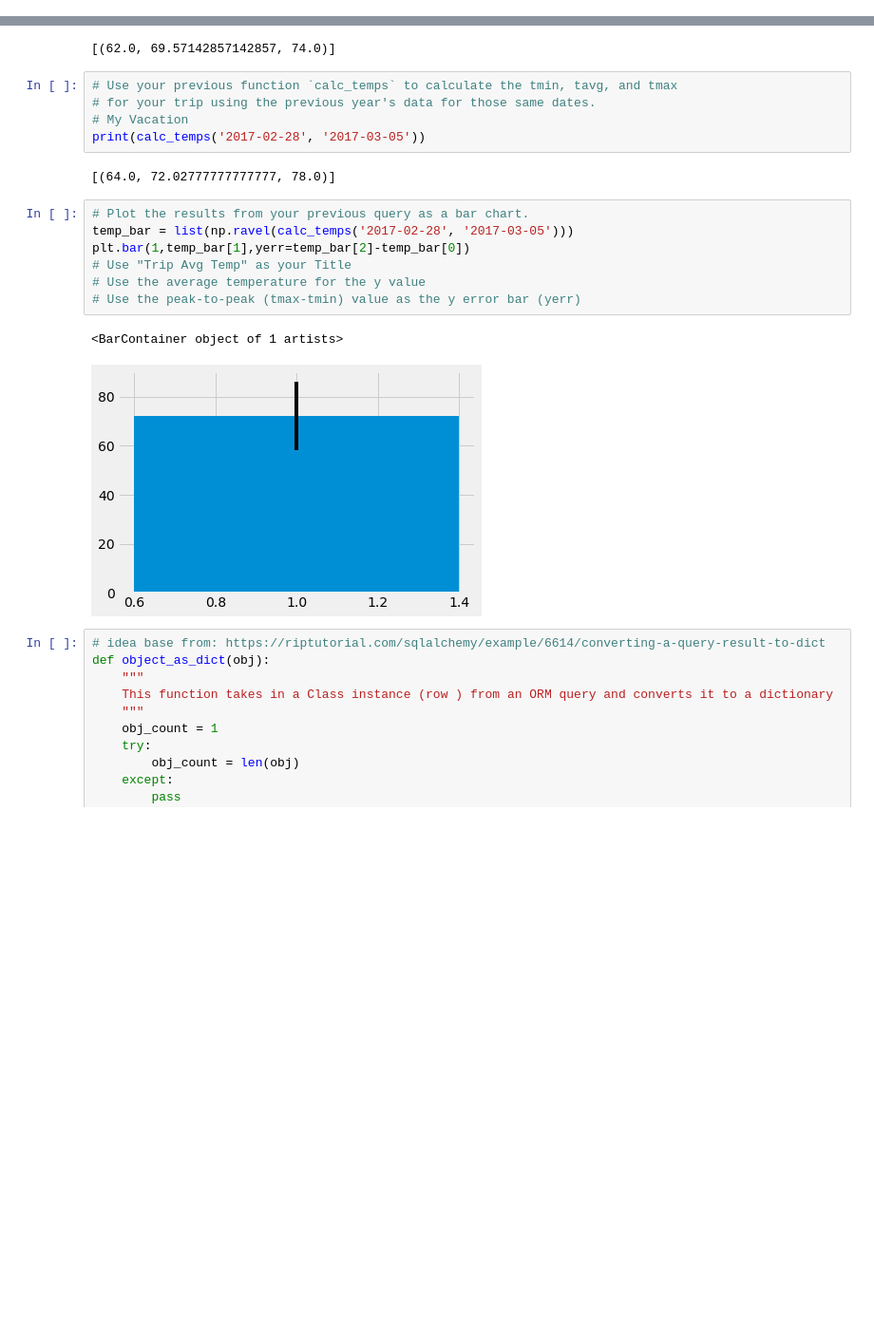
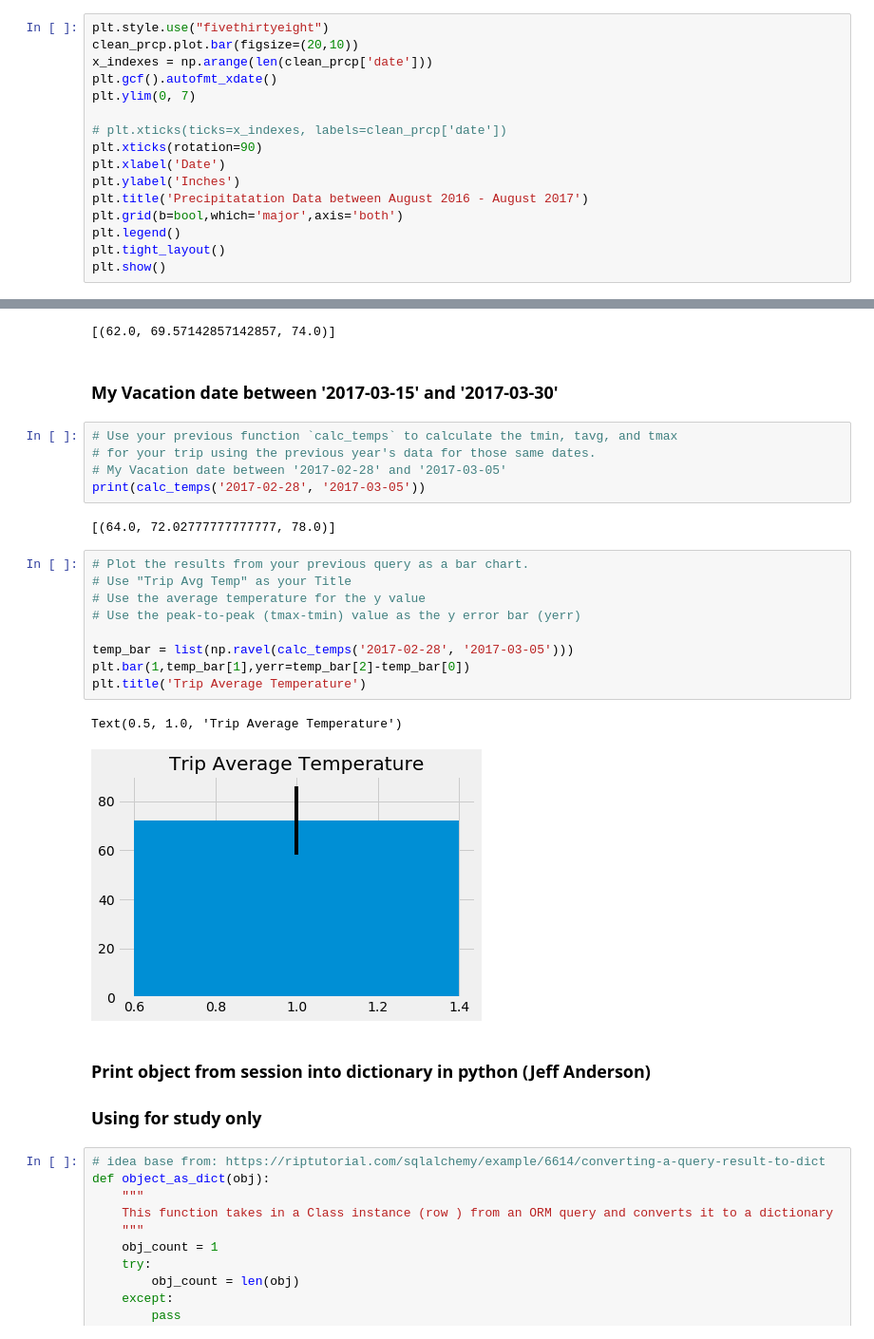
Before and after one commit to PanaratDuke/sqlalchemy-challenge, a Jupyter notebook: climate_starter.ipynb, the cells around one changed output, grey strips where cells are left out. Shown: that part at 95% size. Drawn from its saved outputs; the diff is of its cells as text; blank space fills up the shorter version.

```diff
--- a/climate_starter.ipynb
+++ b/climate_starter.ipynb
@@ -160,0 +163,16 @@ plt.show()
+# %%
+plt.style.use("fivethirtyeight")
+clean_prcp.plot.bar(figsize=(20,10))
+x_indexes = np.arange(len(clean_prcp['date']))
+plt.gcf().autofmt_xdate()
+plt.ylim(0, 7)
+
+# plt.xticks(ticks=x_indexes, labels=clean_prcp['date'])
+plt.xticks(rotation=90)
+plt.xlabel('Date')
+plt.ylabel('Inches')
+plt.title('Precipitatation Data between August 2016 - August 2017')
+plt.grid(b=bool,which='major',axis='both')
+plt.legend()
+plt.tight_layout()
+plt.show()
@@ -303,23 +323,30 @@ def calc_temps(start_date, end_date):
 print(calc_temps('2012-02-28', '2012-03-05'))
 # %% [output]
 [(62.0, 69.57142857142857, 74.0)]
+# %% [markdown]
+### My Vacation date between '2017-03-15' and '2017-03-30'
 # %%
 # Use your previous function `calc_temps` to calculate the tmin, tavg, and tmax
 # for your trip using the previous year's data for those same dates.
-# My Vacation
+# My Vacation date between '2017-02-28' and '2017-03-05'
 print(calc_temps('2017-02-28', '2017-03-05'))
 # %% [output]
 [(64.0, 72.02777777777777, 78.0)]
 # %%
 # Plot the results from your previous query as a bar chart.
-temp_bar = list(np.ravel(calc_temps('2017-02-28', '2017-03-05')))
-plt.bar(1,temp_bar[1],yerr=temp_bar[2]-temp_bar[0])
 # Use "Trip Avg Temp" as your Title
 # Use the average temperature for the y value
 # Use the peak-to-peak (tmax-tmin) value as the y error bar (yerr)
+
+temp_bar = list(np.ravel(calc_temps('2017-02-28', '2017-03-05')))
+plt.bar(1,temp_bar[1],yerr=temp_bar[2]-temp_bar[0])
+plt.title('Trip Average Temperature')
 # %% [output]
-<BarContainer object of 1 artists>
+Text(0.5, 1.0, 'Trip Average Temperature')
-[figure, old version]
+[figure, new version]
+# %% [markdown]
+### Print object from session into dictionary in python (Jeff Anderson)
+### Using for study only
 # %%
 # idea base from: https://riptutorial.com/sqlalchemy/example/6614/converting-a-query-result-to-dict
 def object_as_dict(obj):
```
Also changed, not shown: parts of 21 cells of this notebook.
